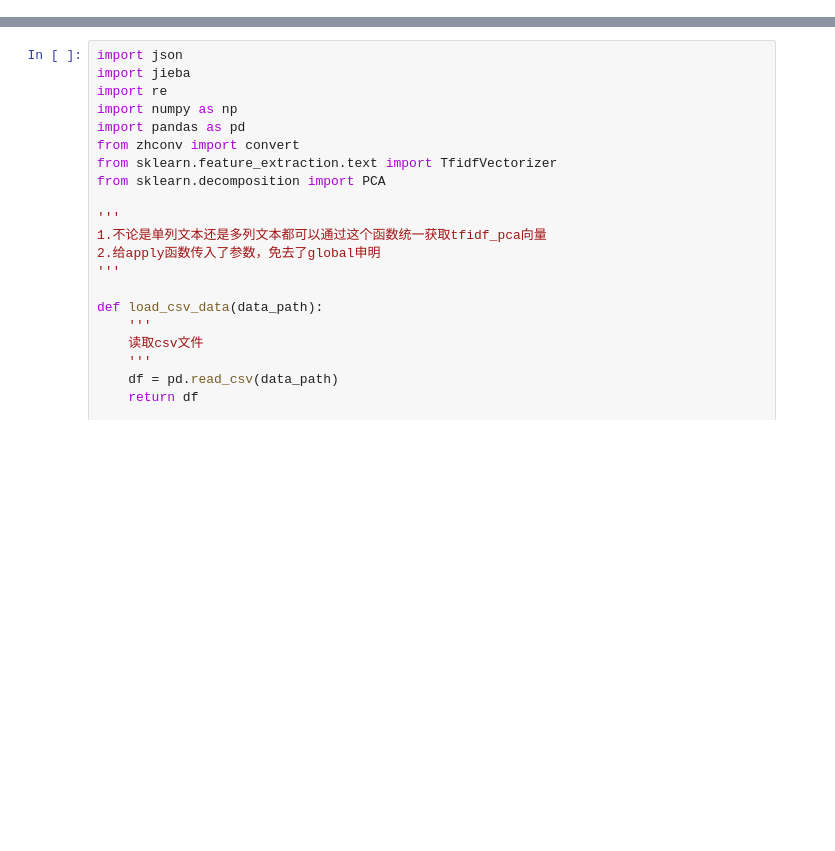
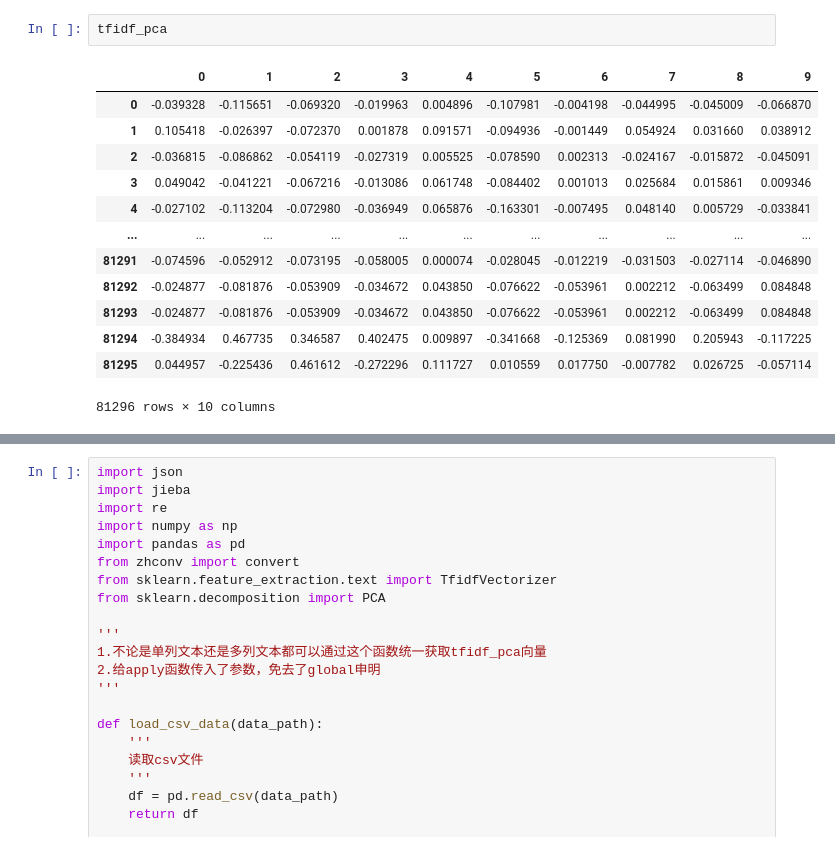
Before and after one commit to slowisfast2030/golden_data, a Jupyter notebook: thu_tfidf_pca_last.ipynb, the cells around one changed output, grey strips where cells are left out. Cells and saved outputs as stored; diff of their text form; blank space fills up the shorter version.

```diff
--- a/thu_tfidf_pca_last.ipynb
+++ b/thu_tfidf_pca_last.ipynb
@@ -0,0 +224,16 @@
+# %%
+tfidf_pca
+# %% [output]
+|  | 0 | 1 | 2 | 3 | 4 | 5 | 6 | 7 | 8 | 9 |
+| 0 | -0.039328 | -0.115651 | -0.069320 | -0.019963 | 0.004896 | -0.107981 | -0.004198 | -0.044995 | -0.045009 | -0.066870 |
+| 1 | 0.105418 | -0.026397 | -0.072370 | 0.001878 | 0.091571 | -0.094936 | -0.001449 | 0.054924 | 0.031660 | 0.038912 |
+| 2 | -0.036815 | -0.086862 | -0.054119 | -0.027319 | 0.005525 | -0.078590 | 0.002313 | -0.024167 | -0.015872 | -0.045091 |
+| 3 | 0.049042 | -0.041221 | -0.067216 | -0.013086 | 0.061748 | -0.084402 | 0.001013 | 0.025684 | 0.015861 | 0.009346 |
+| 4 | -0.027102 | -0.113204 | -0.072980 | -0.036949 | 0.065876 | -0.163301 | -0.007495 | 0.048140 | 0.005729 | -0.033841 |
+| ... | ... | ... | ... | ... | ... | ... | ... | ... | ... | ... |
+| 81291 | -0.074596 | -0.052912 | -0.073195 | -0.058005 | 0.000074 | -0.028045 | -0.012219 | -0.031503 | -0.027114 | -0.046890 |
+| 81292 | -0.024877 | -0.081876 | -0.053909 | -0.034672 | 0.043850 | -0.076622 | -0.053961 | 0.002212 | -0.063499 | 0.084848 |
+| 81293 | -0.024877 | -0.081876 | -0.053909 | -0.034672 | 0.043850 | -0.076622 | -0.053961 | 0.002212 | -0.063499 | 0.084848 |
+| 81294 | -0.384934 | 0.467735 | 0.346587 | 0.402475 | 0.009897 | -0.341668 | -0.125369 | 0.081990 | 0.205943 | -0.117225 |
+| 81295 | 0.044957 | -0.225436 | 0.461612 | -0.272296 | 0.111727 | 0.010559 | 0.017750 | -0.007782 | 0.026725 | -0.057114 |
+81296 rows × 10 columns
```
Also changed, not shown: parts of 5 cells of this notebook, 1 other file.
